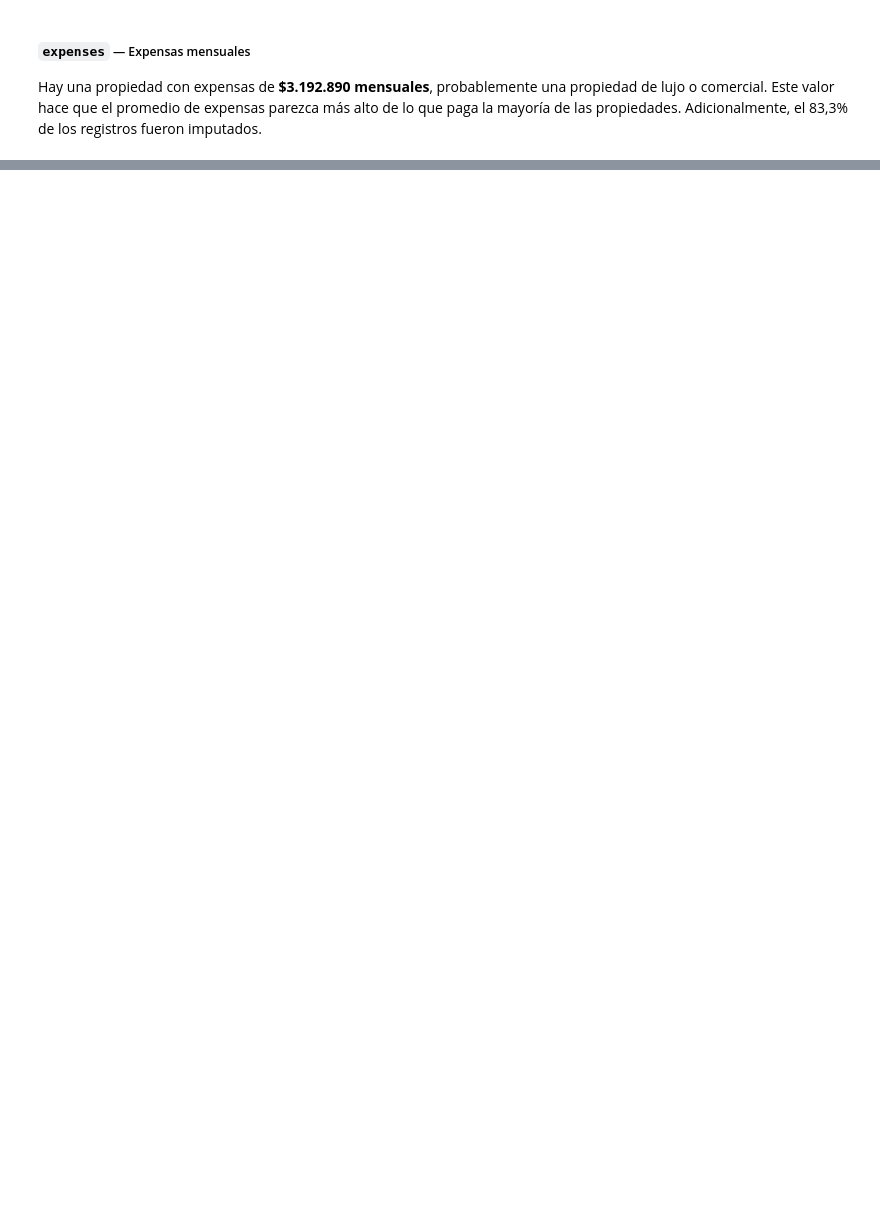
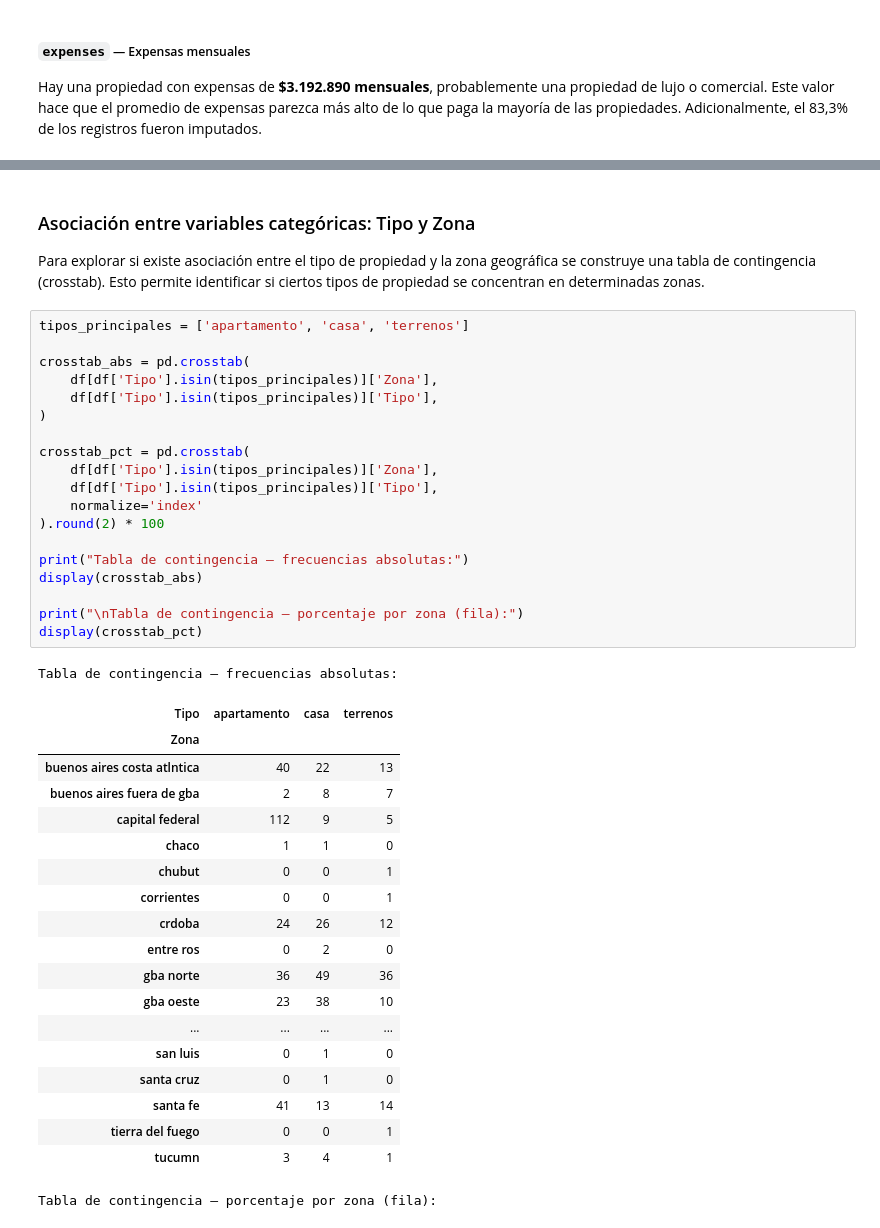
Before and after one commit to GomezMorales/TP_INTEGRADOR_CIENCIAS_DE_DATOS, a Jupyter notebook: TP_integrador_Ciencias_de_datos.ipynb, the cells around one changed output, grey strips where cells are left out. Saved outputs shown, nothing was run; the diff lists cells and outputs as text; blank space fills up the shorter version.

```diff
--- a/TP_integrador_Ciencias_de_datos.ipynb
+++ b/TP_integrador_Ciencias_de_datos.ipynb
@@ -1176,0 +1422,47 @@ display(df.nlargest(5, 'expenses')[['Tipo', 'Zona', 'expenses', 'calc_Precio_usd
+# %% [markdown]
+### Asociación entre variables categóricas: Tipo y Zona
+
+Para explorar si existe asociación entre el tipo de propiedad y la
+zona geográfica se construye una tabla de contingencia (crosstab).
+Esto permite identificar si ciertos tipos de propiedad se
+concentran en determinadas zonas.
+# %%
+tipos_principales = ['apartamento', 'casa', 'terrenos']
+
+crosstab_abs = pd.crosstab(
+    df[df['Tipo'].isin(tipos_principales)]['Zona'],
+    df[df['Tipo'].isin(tipos_principales)]['Tipo'],
+)
+
+crosstab_pct = pd.crosstab(
+    df[df['Tipo'].isin(tipos_principales)]['Zona'],
+    df[df['Tipo'].isin(tipos_principales)]['Tipo'],
+    normalize='index'
+).round(2) * 100
+
+print("Tabla de contingencia — frecuencias absolutas:")
+display(crosstab_abs)
+
+print("\nTabla de contingencia — porcentaje por zona (fila):")
+display(crosstab_pct)
+# %% [output]
+Tabla de contingencia — frecuencias absolutas:
+| Tipo | apartamento | casa | terrenos |
+| Zona |  |  |  |
+| buenos aires costa atlntica | 40 | 22 | 13 |
+| buenos aires fuera de gba | 2 | 8 | 7 |
+| capital federal | 112 | 9 | 5 |
+| chaco | 1 | 1 | 0 |
+| chubut | 0 | 0 | 1 |
+| corrientes | 0 | 0 | 1 |
+| crdoba | 24 | 26 | 12 |
+| entre ros | 0 | 2 | 0 |
+| gba norte | 36 | 49 | 36 |
+| gba oeste | 23 | 38 | 10 |
+| ... | ... | ... | ... |
+| san luis | 0 | 1 | 0 |
+| santa cruz | 0 | 1 | 0 |
+| santa fe | 41 | 13 | 14 |
+| tierra del fuego | 0 | 0 | 1 |
+| tucumn | 3 | 4 | 1 |
+Tabla de contingencia — porcentaje por zona (fila):
```
Also changed, not shown: parts of 26 cells of this notebook.
